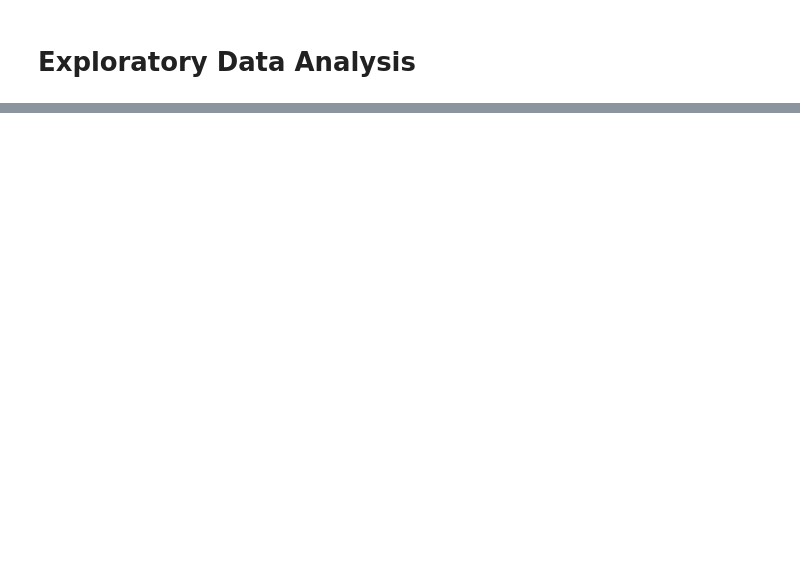
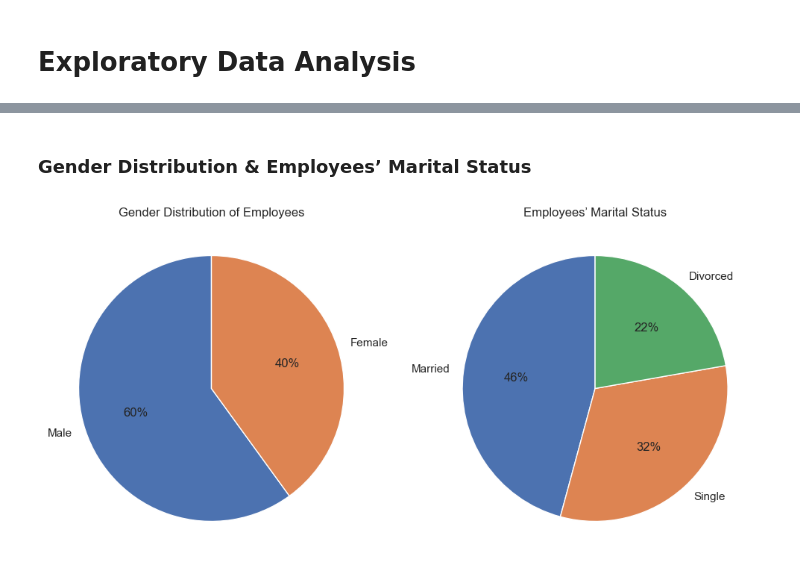
Before and after one commit to matbochenek42/Python-Analysis-of-Employee-Attrition-and-Performance, a Jupyter notebook: 2_EDA.ipynb, the cells around one changed output, grey strips where cells are left out. Drawn from its saved outputs; the diff is of its cells as text; code cells hidden in the pictures; blank space fills up the shorter version.

```diff
--- a/2_EDA.ipynb
+++ b/2_EDA.ipynb
@@ -49,0 +52,23 @@ df.sample(3)
+# %% [markdown]
+### Gender Distribution & Employees’ Marital Status
+# %%
+gender = df["Gender"].value_counts()
+status = df["MaritalStatus"].value_counts()
+# %%
+fig, ax = plt.subplots(1, 2)
+fig.set_size_inches((10, 10))
+
+sns.set_theme(style="ticks")
+
+plt.subplot(1, 2, 1)
+plt.pie(gender, labels=["Male", "Female"], autopct='%1.0f%%', startangle=90)
+plt.title("Gender Distribution of Employees")
+
+plt.subplot(1, 2, 2)
+plt.pie(status, labels=["Married", "Single", "Divorced"], autopct='%1.0f%%', startangle=90)
+plt.title("Employees’ Marital Status")
+
+plt.tight_layout()
+plt.show()
+# %% [output]
+[figure, added]
```
Also changed, not shown: parts of 13 cells of this notebook, 3 other files.
